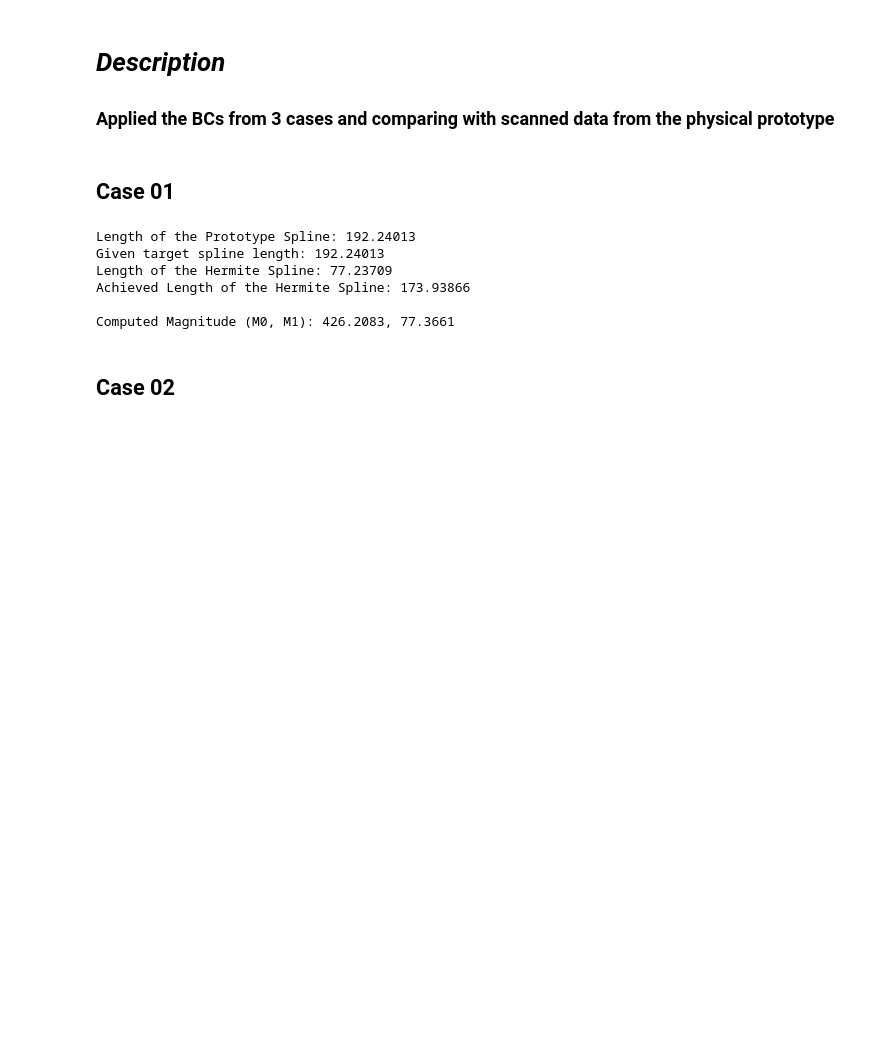
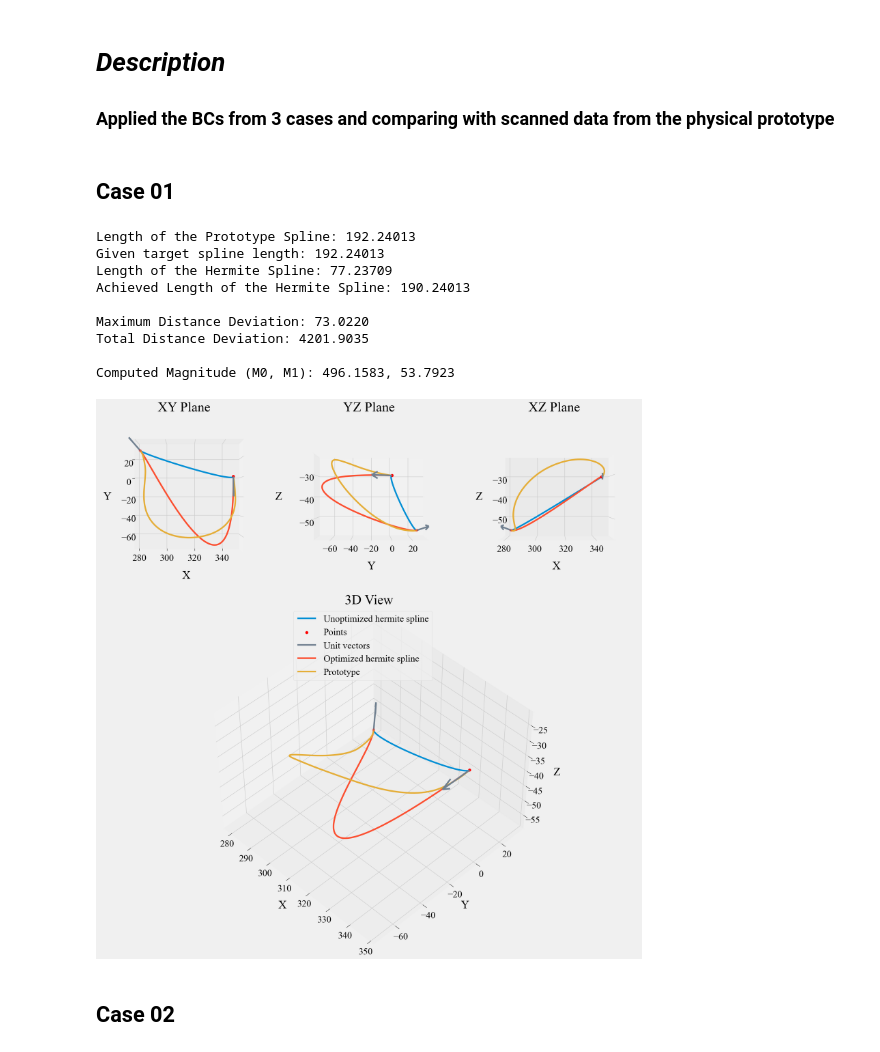
Before and after one commit to pranavduraisamy/spline-valeo, a Jupyter notebook: hermite/05-multicons-prototype.ipynb, the cells around one changed output. Drawn from its saved outputs; the diff is of its cells as text; code cells hidden in the pictures; blank space fills up the shorter version.

```diff
--- a/hermite/05-multicons-prototype.ipynb
+++ b/hermite/05-multicons-prototype.ipynb
@@ -31,40 +31,46 @@ def obj_fn(mag,prt_pts,p0,p1,u0,u1,n_points=100):
     u0_scld=m0*u0
     u1_scld=m1*u1
     spl=utils.hermite(p0,p1,u0_scld,u1_scld,num_points=n_points)
-    dist_err=abs(np.sqrt(np.sum((spl-prt_pts)**2)))
+    dist_err=abs(np.sum((spl-prt_pts)**2))
     return dist_err
 
 def len_up(mag,prt_pts,p0,p1,u0,u1,n_points=100):
-    return 20-(utils.length(utils.hermite(p0,p1,mag[0]*u0,mag[1]*u1,num_points=n_points))-utils.length(prt_pts))
+    return 2-(utils.length(utils.hermite(p0,p1,mag[0]*u0,mag[1]*u1,num_points=n_points))-utils.length(prt_pts))
 
 def len_lo(mag,prt_pts,p0,p1,u0,u1,n_points=100):
-    return 20+(utils.length(utils.hermite(p0,p1,mag[0]*u0,mag[1]*u1,num_points=n_points))-utils.length(prt_pts))
+    return 2+(utils.length(utils.hermite(p0,p1,mag[0]*u0,mag[1]*u1,num_points=n_points))-utils.length(prt_pts))
 
 constraints=[
     {'type':'ineq','fun':len_up,'args':(prt.values,p0,p1,u0,u1)},
     {'type':'ineq','fun':len_lo,'args':(prt.values,p0,p1,u0,u1)}
 ]
 
 sol=minimize(obj_fn,[1,1],args=(prt.values,p0,p1,u0,u1),method='SLSQP',constraints=constraints)
 u0_final=sol.x[0]*u0
 u1_final=sol.x[1]*u1
 spl=utils.hermite(p0,p1,u0_init,u1_init,num_points=100)
 spl_tgt=utils.hermite(p0,p1,u0_final,u1_final,num_points=100)
 
 print(f'Length of the Prototype Spline: {utils.length(prt.values):.5f}')
 print(f'Given target spline length: {tgt:.5f}')
 print(f'Length of the Hermite Spline: {utils.length(spl.astype(float)):.5f}')
 print(f'Achieved Length of the Hermite Spline: {utils.length(spl_tgt.astype(float)):.5f}')
+print(f'\nMaximum Distance Deviation: {max(np.linalg.norm(spl_tgt-spl,axis=1)):.4f}')
+print(f'Total Distance Deviation: {sum(np.linalg.norm(spl_tgt-spl,axis=1)):.4f}')
 print(f'\nComputed Magnitude (M0, M1): {sol.x[0]:.4f}, {sol.x[1]:.4f}')
 
-utils.plotter(spl,p0,p1,u0_init,u1_init,tgt=spl_tgt,prt=prt.values,cne=6,intr='d',tgt_label='Optimized hermite spline')
+utils.plotter(spl,p0,p1,u0_init,u1_init,tgt=spl_tgt,prt=prt.values,cne=6,intr='s',tgt_label='Optimized hermite spline')
 # %% [output]
 Length of the Prototype Spline: 192.24013
 Given target spline length: 192.24013
 Length of the Hermite Spline: 77.23709
-Achieved Length of the Hermite Spline: 173.93866
+Achieved Length of the Hermite Spline: 190.24013
 
-Computed Magnitude (M0, M1): 426.2083, 77.3661
+Maximum Distance Deviation: 73.0220
+Total Distance Deviation: 4201.9035
+
+Computed Magnitude (M0, M1): 496.1583, 53.7923
+[figure, added]
 # %% [markdown]
 ## Case 02
 # %%
```
Also changed, not shown: parts of 2 cells of this notebook, 1 other file.
